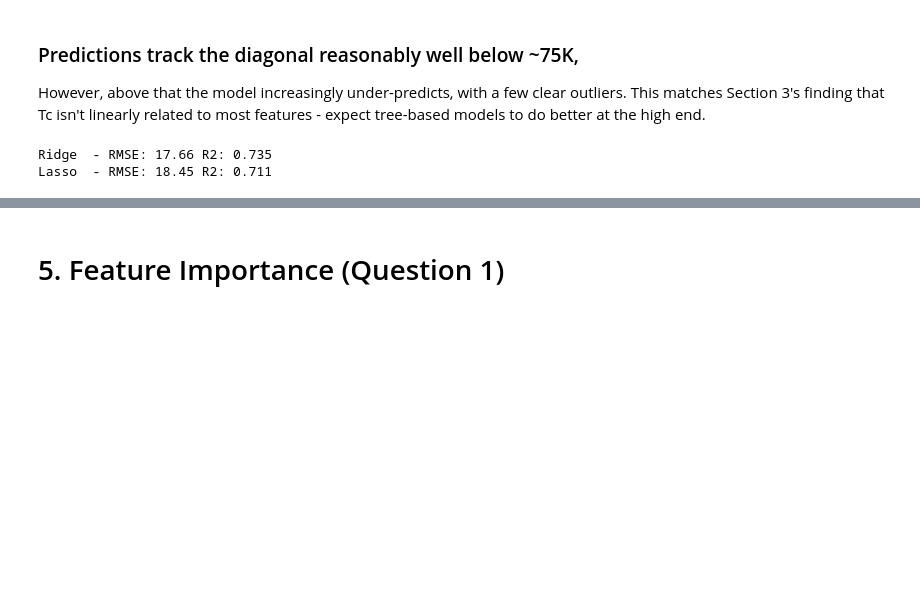
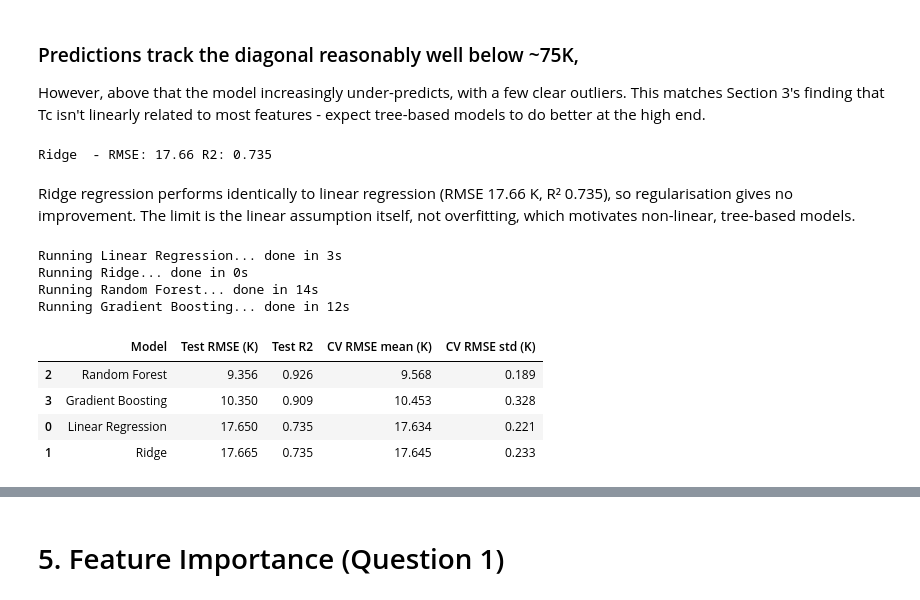
Before and after one commit to SeanCross65/Data-Analytics-Data-Mining, a Jupyter notebook: SuperConductivity.ipynb, the cells around one changed output, grey strips where cells are left out. Drawn from its saved outputs; the diff is of its cells as text; code cells hidden in the pictures; blank space fills up the shorter version.

```diff
--- a/SuperConductivity.ipynb
+++ b/SuperConductivity.ipynb
@@ -248,22 +248,74 @@ However, above that the model increasingly under-predicts, with a few clear outl
 matches Section 3's finding that Tc isn't linearly related to most features -
 expect tree-based models to do better at the high end.
 # %%
-from sklearn.linear_model import Ridge, Lasso
+from sklearn.linear_model import Ridge
 
 ridge = make_pipeline(StandardScaler(), Ridge(alpha=1.0, random_state=RANDOM_STATE))
-lasso = make_pipeline(StandardScaler(), Lasso(alpha=0.1, random_state=RANDOM_STATE))
+
 
 ridge.fit(X_train, Y_train)
-lasso.fit(X_train, Y_train)
+
 
 ridge_predictions = ridge.predict(X_test)
-lasso_predictions = lasso.predict(X_test)
+
 
 ridge_rmse = mean_squared_error(Y_test, ridge_predictions) ** 0.5
-lasso_rmse = mean_squared_error(Y_test, lasso_predictions) ** 0.5
+
 
 print("Ridge  - RMSE:", round(ridge_rmse, 2), "R2:", round(r2_score(Y_test, ridge_predictions), 3))
-print("Lasso  - RMSE:", round(lasso_rmse, 2), "R2:", round(r2_score(Y_test, lasso_predictions), 3))
 # %% [output]
 Ridge  - RMSE: 17.66 R2: 0.735
-Lasso  - RMSE: 18.45 R2: 0.711
+# %% [markdown]
+Ridge regression performs identically to linear regression (RMSE 17.66 K, R² 0.735), so regularisation gives no improvement. The limit is the linear assumption itself, not overfitting, which motivates non-linear, tree-based models.
+# %%
+# Tree-based models + 5-fold cross validation for every model
+import time
+from sklearn.ensemble import RandomForestRegressor, HistGradientBoostingRegressor
+from sklearn.model_selection import cross_val_score, KFold
+
+models = {
+    "Linear Regression": lin_reg,   # our baseline from above
+    "Ridge": ridge,
+    "Random Forest": RandomForestRegressor(
+        n_estimators=100,      # 100 trees
+        max_features="sqrt",   # each split only checks ~9 random features instead of all 81 - much faster, trees less alike
+        n_jobs=-1,             # use all CPU cores
+        random_state=RANDOM_STATE),
+    "Gradient Boosting": HistGradientBoostingRegressor(random_state=RANDOM_STATE), # builds trees one after another, each fixing the last one's mistakes
+}
+
+kf = KFold(n_splits=5, shuffle=True, random_state=RANDOM_STATE) # splits training data into 5 chunks, trains on 4, tests on 1, repeats 5 times
+
+rows = []
+predictions = {} # save each model's test predictions so we can plot them later
+for name, model in models.items():
+    print(f"Running {name}...", end=" ")
+    start = time.time()
+
+    model.fit(X_train, Y_train)
+    pred = model.predict(X_test)
+    predictions[name] = pred
+
+    cv = cross_val_score(model, X_train, Y_train, cv=kf, scoring="neg_root_mean_squared_error") # sklearn returns negative RMSE, so we flip the sign below
+
+    rows.append({
+        "Model": name,
+        "Test RMSE (K)": mean_squared_error(Y_test, pred) ** 0.5,
+        "Test R2": r2_score(Y_test, pred),
+        "CV RMSE mean (K)": -cv.mean(), # average error across the 5 folds
+        "CV RMSE std (K)": cv.std(),    # small std = results are stable, not just a lucky split
+    })
+    print(f"done in {time.time() - start:.0f}s")
+
+results = pd.DataFrame(rows).sort_values("Test RMSE (K)").round(3) # best model at the top
+results
+# %% [output]
+Running Linear Regression... done in 3s
+Running Ridge... done in 0s
+Running Random Forest... done in 14s
+Running Gradient Boosting... done in 12s
+|  | Model | Test RMSE (K) | Test R2 | CV RMSE mean (K) | CV RMSE std (K) |
+| 2 | Random Forest | 9.356 | 0.926 | 9.568 | 0.189 |
+| 3 | Gradient Boosting | 10.350 | 0.909 | 10.453 | 0.328 |
+| 0 | Linear Regression | 17.650 | 0.735 | 17.634 | 0.221 |
+| 1 | Ridge | 17.665 | 0.735 | 17.645 | 0.233 |
```
Also changed, not shown: parts of 3 cells of this notebook.
